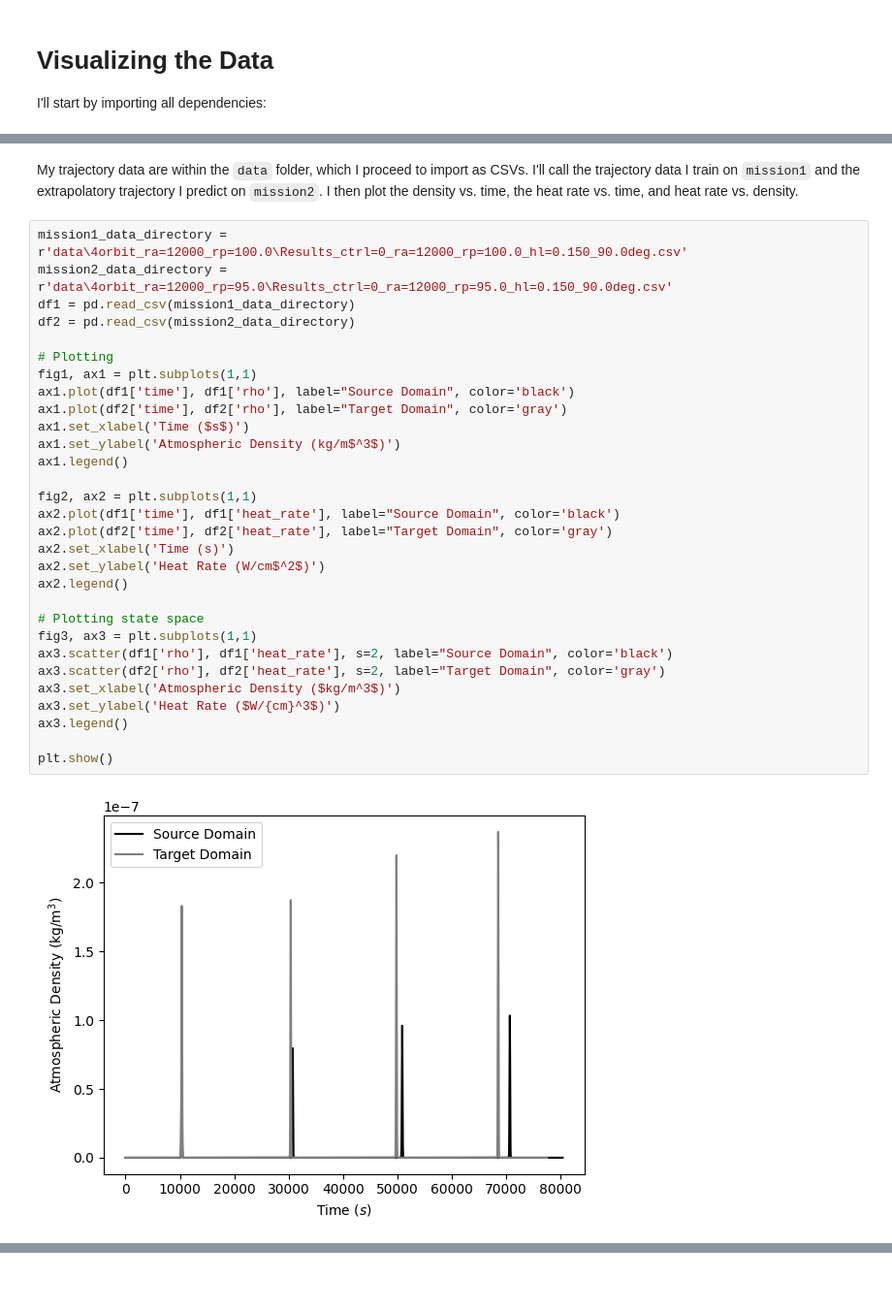
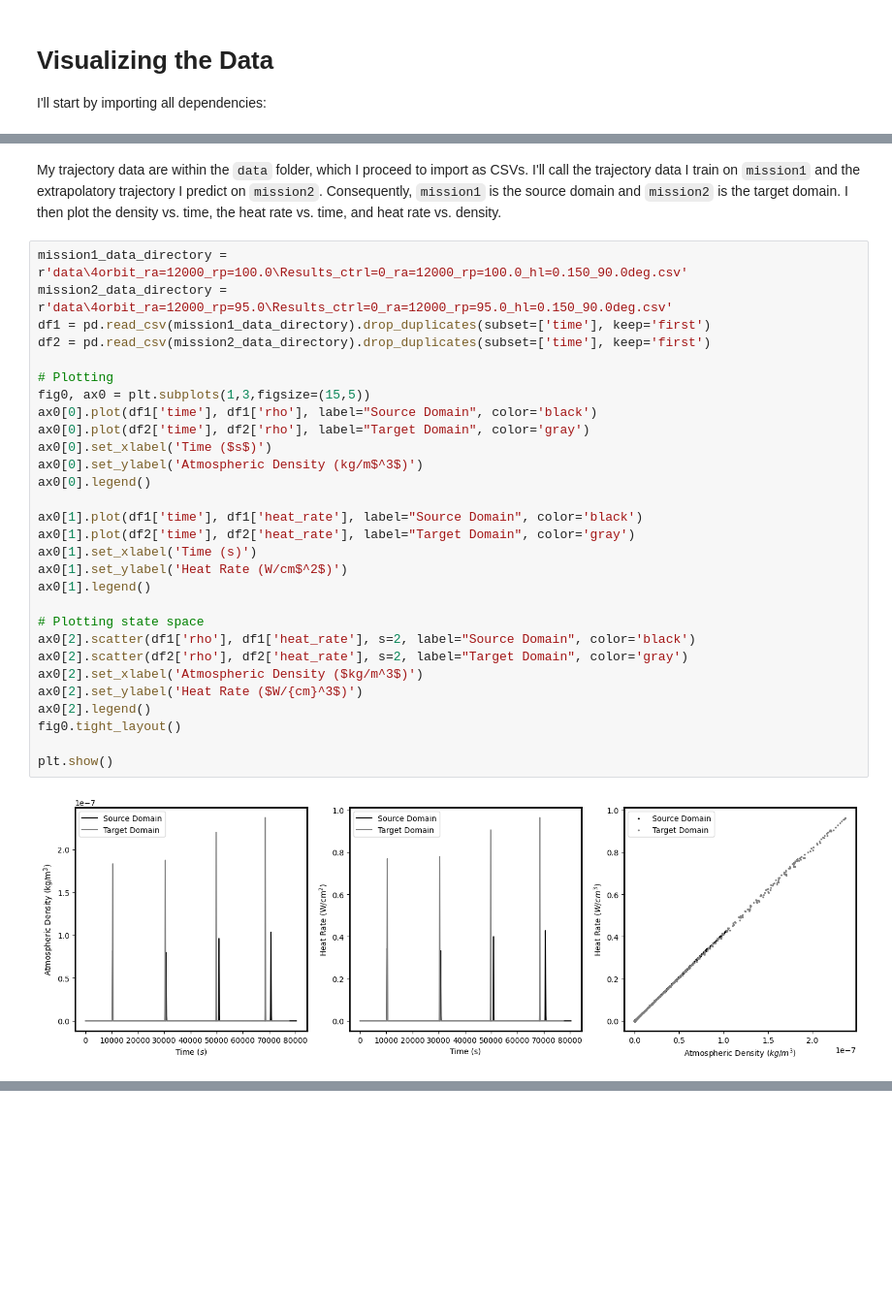
Before and after one commit to paulzwang/procrustes-subspace-adaptation, a Jupyter notebook: tutorial.ipynb, the cells around one changed output, grey strips where cells are left out. Shown at 97% size. Saved outputs shown, nothing was run; the diff lists cells and outputs as text; blank space fills up the shorter version.

```diff
--- a/tutorial.ipynb
+++ b/tutorial.ipynb
@@ -43,34 +51,33 @@ from sklearn.preprocessing import StandardScaler
 # %% [markdown]
-My trajectory data are within the `data` folder, which I proceed to import as CSVs. I'll call the trajectory data I train on `mission1` and the extrapolatory trajectory I predict on `mission2`. I then plot the density vs. time, the heat rate vs. time, and heat rate vs. density.
+My trajectory data are within the `data` folder, which I proceed to import as CSVs. I'll call the trajectory data I train on `mission1` and the extrapolatory trajectory I predict on `mission2`. Consequently, `mission1` is the source domain and `mission2` is the target domain. I then plot the density vs. time, the heat rate vs. time, and heat rate vs. density.
 # %%
 mission1_data_directory = r'data\4orbit_ra=12000_rp=100.0\Results_ctrl=0_ra=12000_rp=100.0_hl=0.150_90.0deg.csv'
 mission2_data_directory = r'data\4orbit_ra=12000_rp=95.0\Results_ctrl=0_ra=12000_rp=95.0_hl=0.150_90.0deg.csv'
-df1 = pd.read_csv(mission1_data_directory)
-df2 = pd.read_csv(mission2_data_directory)
+df1 = pd.read_csv(mission1_data_directory).drop_duplicates(subset=['time'], keep='first')
+df2 = pd.read_csv(mission2_data_directory).drop_duplicates(subset=['time'], keep='first')
 
 # Plotting
-fig1, ax1 = plt.subplots(1,1)
-ax1.plot(df1['time'], df1['rho'], label="Source Domain", color='black')
-ax1.plot(df2['time'], df2['rho'], label="Target Domain", color='gray')
-ax1.set_xlabel('Time ($s$)')
-ax1.set_ylabel('Atmospheric Density (kg/m$^3$)')
-ax1.legend()
+fig0, ax0 = plt.subplots(1,3,figsize=(15,5))
+ax0[0].plot(df1['time'], df1['rho'], label="Source Domain", color='black')
+ax0[0].plot(df2['time'], df2['rho'], label="Target Domain", color='gray')
+ax0[0].set_xlabel('Time ($s$)')
+ax0[0].set_ylabel('Atmospheric Density (kg/m$^3$)')
+ax0[0].legend()
 
-fig2, ax2 = plt.subplots(1,1)
-ax2.plot(df1['time'], df1['heat_rate'], label="Source Domain", color='black')
-ax2.plot(df2['time'], df2['heat_rate'], label="Target Domain", color='gray')
-ax2.set_xlabel('Time (s)')
-ax2.set_ylabel('Heat Rate (W/cm$^2$)')
-ax2.legend()
+ax0[1].plot(df1['time'], df1['heat_rate'], label="Source Domain", color='black')
+ax0[1].plot(df2['time'], df2['heat_rate'], label="Target Domain", color='gray')
+ax0[1].set_xlabel('Time (s)')
+ax0[1].set_ylabel('Heat Rate (W/cm$^2$)')
+ax0[1].legend()
 
 # Plotting state space
-fig3, ax3 = plt.subplots(1,1)
-ax3.scatter(df1['rho'], df1['heat_rate'], s=2, label="Source Domain", color='black')
-ax3.scatter(df2['rho'], df2['heat_rate'], s=2, label="Target Domain", color='gray')
-ax3.set_xlabel('Atmospheric Density ($kg/m^3$)')
-ax3.set_ylabel('Heat Rate ($W/{cm}^3$)')
-ax3.legend()
+ax0[2].scatter(df1['rho'], df1['heat_rate'], s=2, label="Source Domain", color='black')
+ax0[2].scatter(df2['rho'], df2['heat_rate'], s=2, label="Target Domain", color='gray')
+ax0[2].set_xlabel('Atmospheric Density ($kg/m^3$)')
+ax0[2].set_ylabel('Heat Rate ($W/{cm}^3$)')
+ax0[2].legend()
+fig0.tight_layout()
 
 plt.show()
 # %% [output]
-[figure, old version]
+[figure, new version]
```
Also changed, not shown: parts of 19 cells of this notebook, 1 other file.
